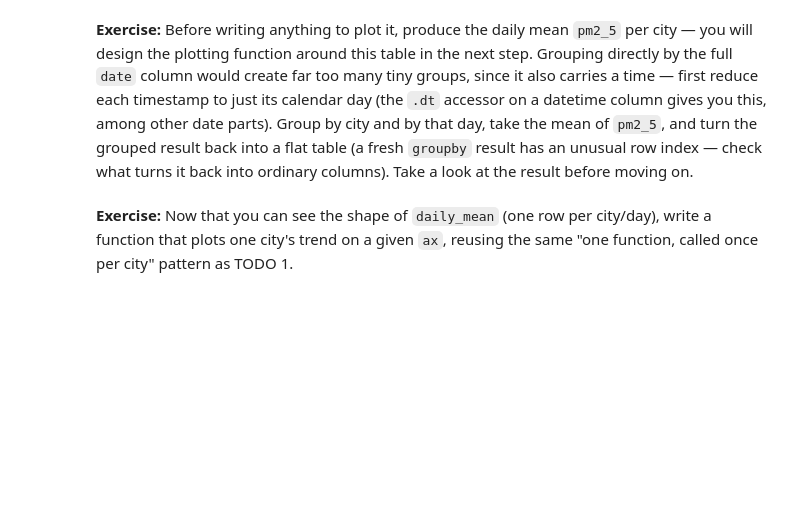
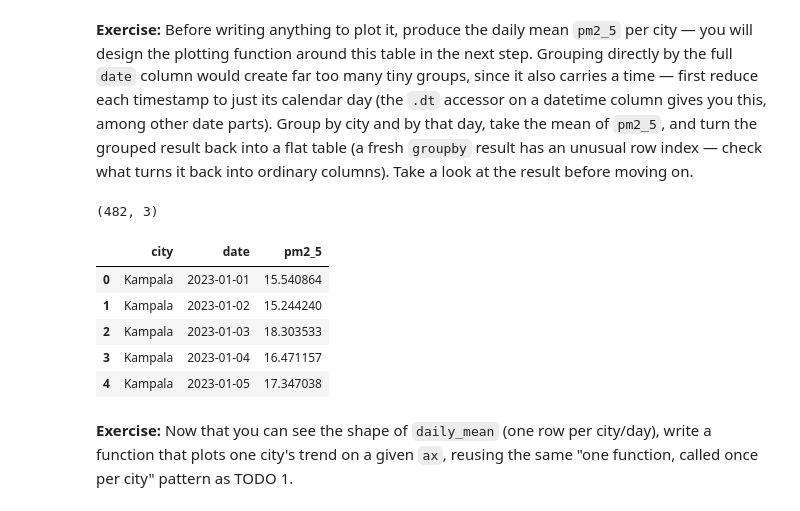
Before and after one commit to maxencecollin/air-quality, a Jupyter notebook: notebooks/session2/01_discovery.ipynb, the cells around one changed output. Saved outputs shown, nothing was run; the diff lists cells and outputs as text; code cells hidden in the pictures; blank space fills up the shorter version.

```diff
--- a/notebooks/session2/01_discovery.ipynb
+++ b/notebooks/session2/01_discovery.ipynb
@@ -148,6 +148,21 @@ To feed matplotlib a daily trend, you first need to turn raw rows into one value
 **Exercise:** Before writing anything to plot it, produce the daily mean `pm2_5` per city — you will design the plotting function around this table in the next step. Grouping directly by the full `date` column would create far too many tiny groups, since it also carries a time — first reduce each timestamp to just its calendar day (the `.dt` accessor on a datetime column gives you this, among other date parts). Group by city and by that day, take the mean of `pm2_5`, and turn the grouped result back into a flat table (a fresh `groupby` result has an unusual row index — check what turns it back into ordinary columns). Take a look at the result before moving on.
 # %%
 # TODO 4: compute the daily mean pm2_5 per city, turned into a flat table
+daily_mean = (
+    df.groupby(["city", df["date"].dt.normalize()])["pm2_5"]
+    .mean()
+    .reset_index()
+)
+print(daily_mean.shape)
+daily_mean.head()
+# %% [output]
+(482, 3)
+|  | city | date | pm2_5 |
+| 0 | Kampala | 2023-01-01 | 15.540864 |
+| 1 | Kampala | 2023-01-02 | 15.244240 |
+| 2 | Kampala | 2023-01-03 | 18.303533 |
+| 3 | Kampala | 2023-01-04 | 16.471157 |
+| 4 | Kampala | 2023-01-05 | 17.347038 |
 # %% [markdown]
 **Exercise:** Now that you can see the shape of `daily_mean` (one row per city/day), write a function that plots one city's trend on a given `ax`, reusing the same "one function, called once per city" pattern as TODO 1.
 # %%
```
Also changed, not shown: parts of 3 cells of this notebook.
